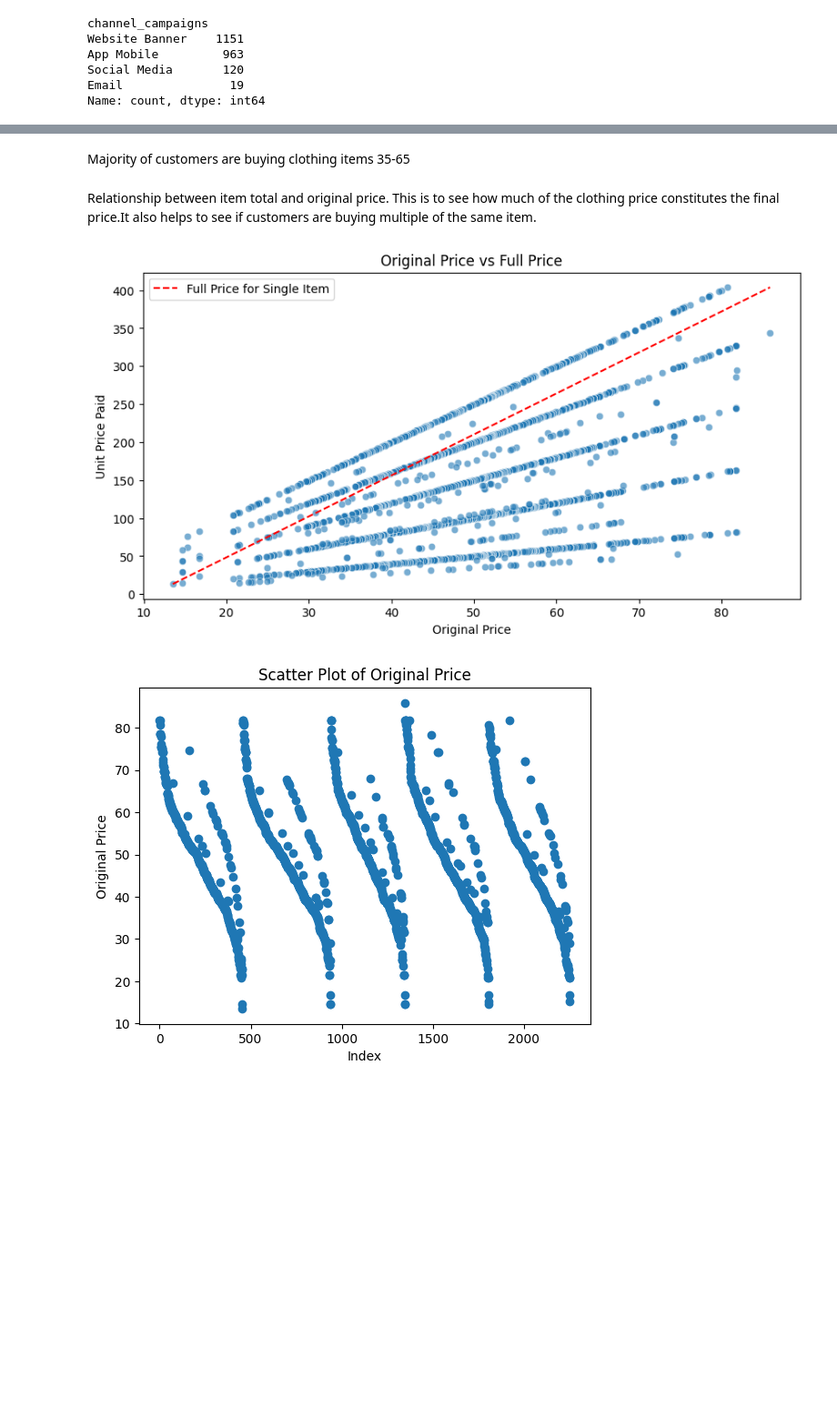
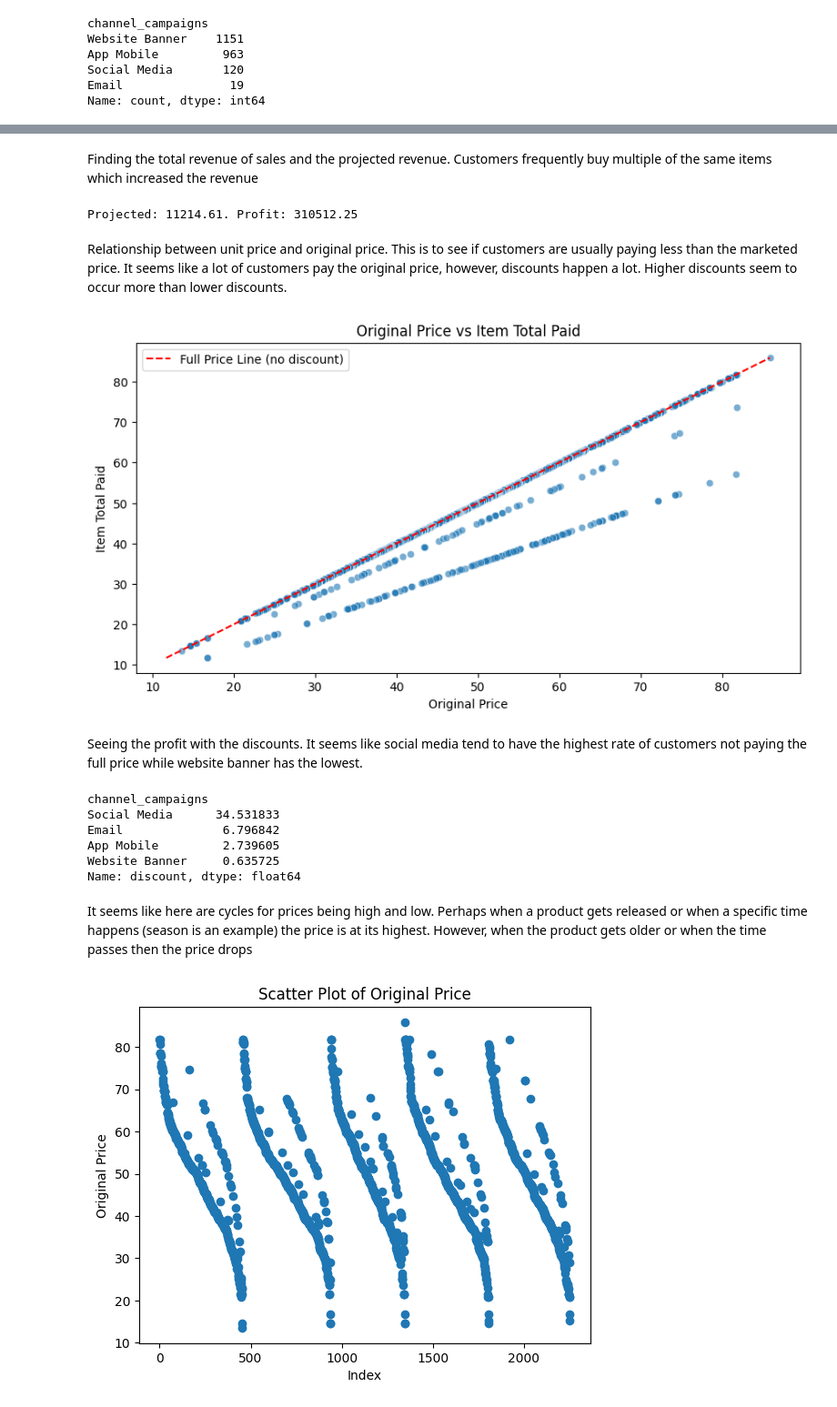
Before and after one commit to tanishasikder/Europe-Fashion, a Jupyter notebook: description.ipynb, the cells around one changed output, grey strips where cells are left out. Shown: that part at 91% size. Cells and saved outputs as stored; diff of their text form; code cells hidden in the pictures; blank space fills up the shorter version.

```diff
--- a/description.ipynb
+++ b/description.ipynb
@@ -219,20 +232,47 @@ plt.show()
-# %% [markdown]
-Majority of customers are buying clothing items 35-65
+# %% [markdown]
+Finding the total revenue of sales and the projected revenue. Customers frequently buy multiple of the same items which increased the revenue
+# %%
+projected = types.iloc[5, 1] - types.iloc[5, 2]
+profit = sales_items['item_total'].sum() - types.iloc[5, 2]
+
+print(f"Projected: {projected}. Profit: {profit}")
+# %% [output]
+Projected: 11214.61. Profit: 310512.25
 # %% [markdown]
-Relationship between item total and original price. This is to see how much of the clothing price constitutes the final price.It also helps to see if customers are buying multiple of the same item.
+Relationship between unit price and original price. This is to see if customers are usually paying less than the marketed price. It seems like a lot of customers pay the original price, however, discounts happen a lot. Higher discounts seem to occur more than lower discounts.
-# %%
-plt.figure(figsize=(10,5))
-sns.scatterplot(data=sales_items, x='original_price', y='item_total', alpha=0.6)
-plt.plot([sales_items['original_price'].min(), sales_items['original_price'].max()],
-         [sales_items['item_total'].min(), sales_items['item_total'].max()],
-          color='red', linestyle='--', label='Full Price for Single Item')
-plt.xlabel("Original Price")
-plt.ylabel("Unit Price Paid")
-plt.title("Original Price vs Full Price")
-plt.legend()
-plt.show()
-# %% [output]
-[figure, removed]
+# %%
+plt.figure(figsize=(10,5))
+sns.scatterplot(data=sales_items, x='original_price', y='unit_price', alpha=0.6)
+
+# Add a diagonal line where item_total equals original_price (full price line)
+min_price = min(sales_items['original_price'].min(), sales_items['unit_price'].min())
+max_price = max(sales_items['original_price'].max(), sales_items['unit_price'].max())
+plt.plot([min_price, max_price], [min_price, max_price],
+         color='red', linestyle='--', label='Full Price Line (no discount)')
+
+plt.xlabel("Original Price")
+plt.ylabel("Item Total Paid")
+plt.title("Original Price vs Item Total Paid")
+plt.legend()
+plt.show()
+# %% [output]
+[figure, added]
+# %% [markdown]
+Seeing the profit with the discounts. It seems like social media tend to have the highest rate of customers not paying the full price while website banner has the lowest.
+# %%
+sales_items['discount'] = sales_items['quantity'] * sales_items['original_price'] - sales_items['item_total']
+channel_discount = sales_items.groupby('channel_campaigns')['discount'].mean().sort_values(ascending=False)
+
+channel_discount
+# %% [output]
+channel_campaigns
+Social Media      34.531833
+Email              6.796842
+App Mobile         2.739605
+Website Banner     0.635725
+Name: discount, dtype: float64
+# %% [markdown]
+It seems like here are cycles for prices being high and low. Perhaps when a product gets released or when a specific time happens (season is an example) the price is at its highest. However, when the product gets older or when the time passes then the price drops
 # %%
 plt.scatter(sales_items.index, sales_items['original_price'])
 plt.xlabel("Index")
```
Also changed, not shown: parts of 21 cells of this notebook.
